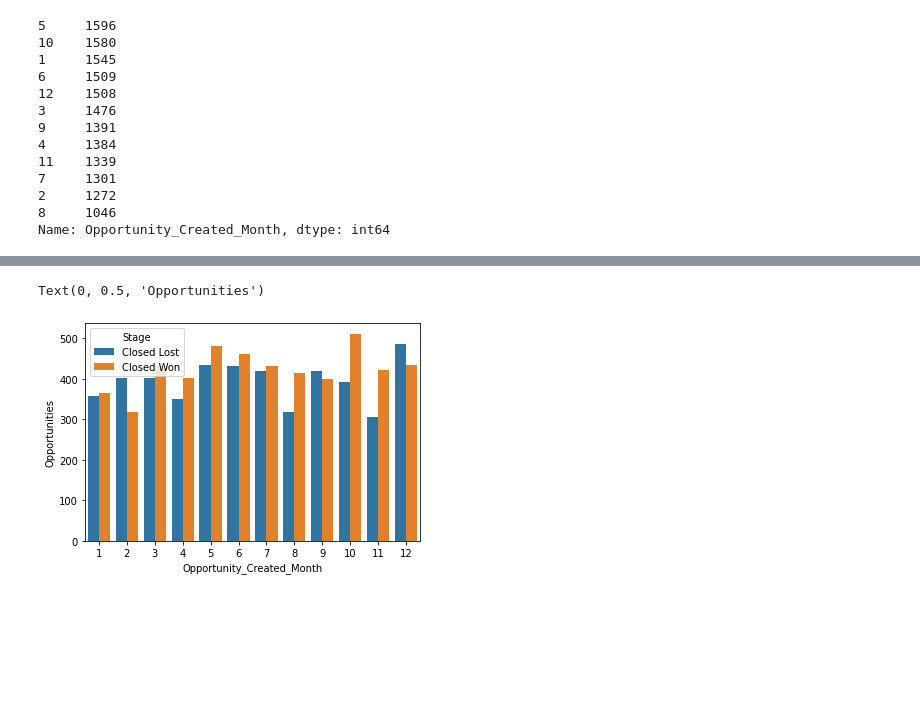
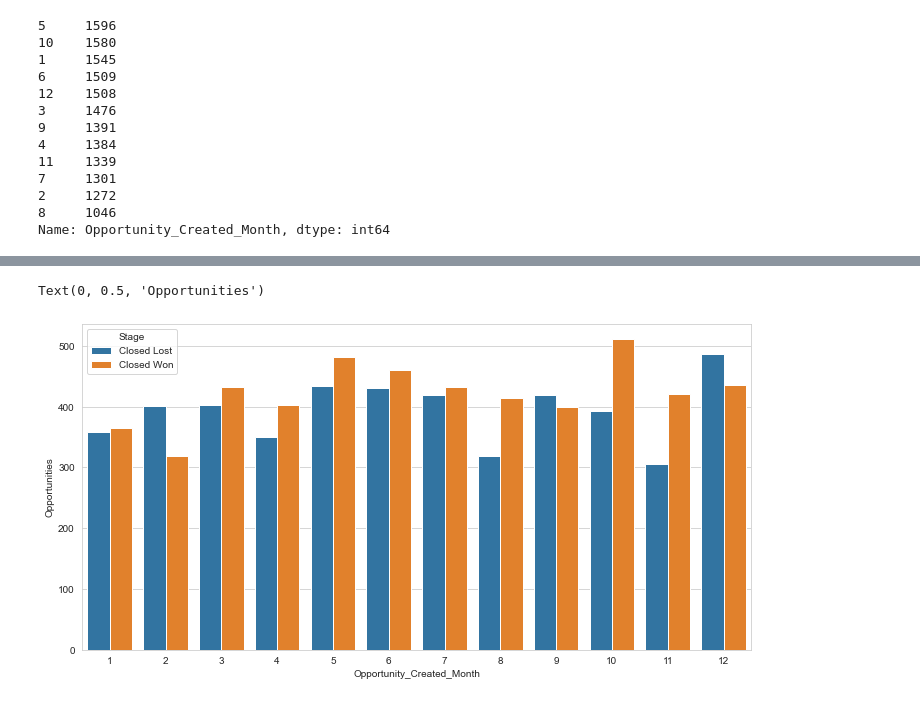
Before and after one commit to fede-alt/datos_2c2020_tp1, a Jupyter notebook: Pruebas/Pruebas_Fede.ipynb, the cells around one changed output, grey strips where cells are left out. Cells and saved outputs as stored; diff of their text form; code cells hidden in the pictures; blank space fills up the shorter version.

Commit message:
modifico visualizaciones (agregando grid)

```diff
--- a/Pruebas/Pruebas_Fede.ipynb
+++ b/Pruebas/Pruebas_Fede.ipynb
@@ -4,6 +4,7 @@ import seaborn as sns
 import numpy as np
 from matplotlib import pyplot as plt
 from pandas import DatetimeIndex
+sns.set_style("whitegrid")
 # %%
 my_columns = ["Sales_Contract_No","Account_Owner","Opportunity_Owner","Account_Type","Opportunity_Type","Quote_Type",
             "Delivery_Terms","Opportunity_Created_Date","Brand","Product_Type","Size","Product_Category_B","Price",
@@ -109,7 +98,8 @@ Oportunidades 'Closed Won' promedio por Account_Owner = 153.125
 # %%
 moth_creation = df[(df["Stage"]=="Closed Won") | (df["Stage"]=="Closed Lost")].drop_duplicates(subset=['Opportunity_ID'], keep='last').groupby(["Opportunity_Created_Month","Stage"]).agg({"Opportunity_ID":"count"}).reset_index()
+fig, ax = plt.subplots(figsize = (12,6))
 fig = sns.barplot(data=moth_creation,x="Opportunity_Created_Month", y="Opportunity_ID", hue="Stage")
 fig.set_ylabel("Opportunities")
 # %% [output]
 Text(0, 0.5, 'Opportunities')
-[figure, old version]
+[figure, new version]
```
Also changed, not shown: parts of 2 cells of this notebook.
